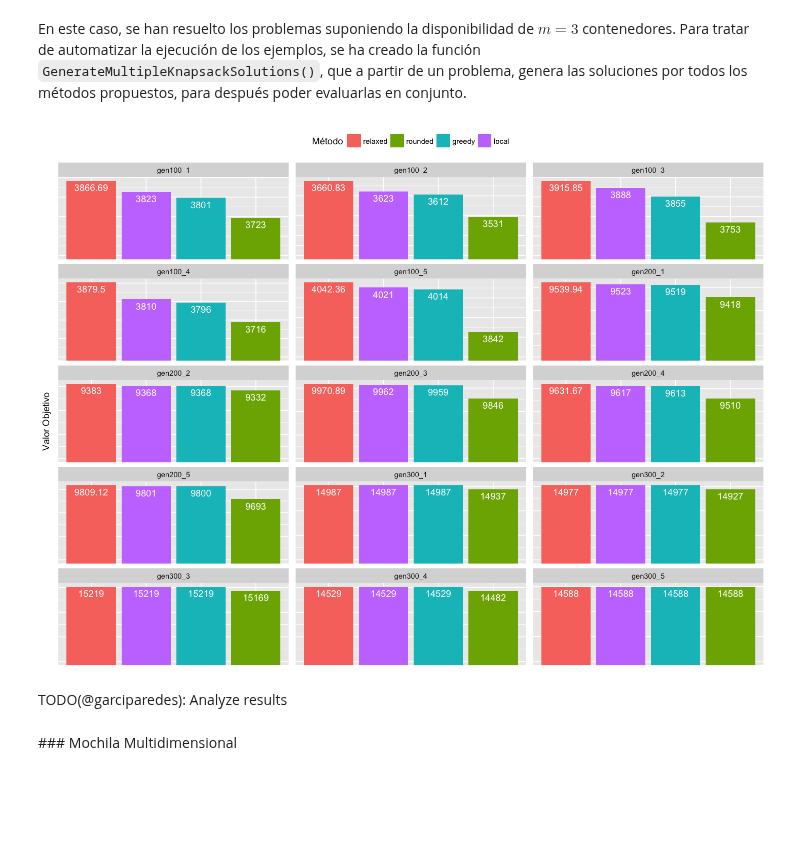
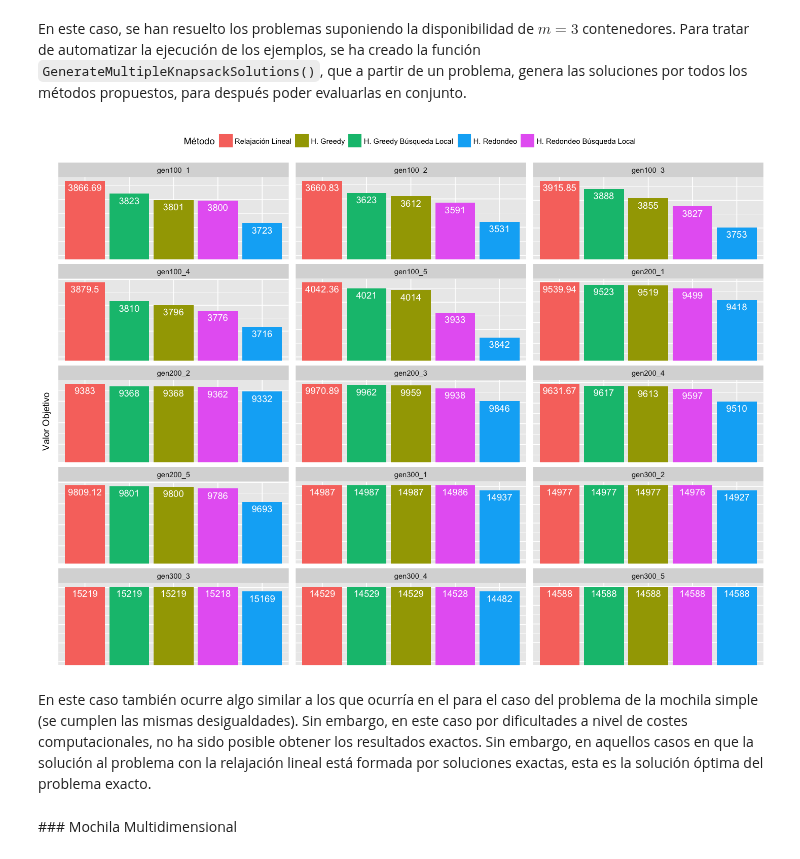
Before and after one commit to garciparedes/integer-programming-heuristics, a Jupyter notebook: integer-programming-knapsack-heuristics.ipynb, the cells around one changed output. Saved outputs shown, nothing was run; the diff lists cells and outputs as text; code cells hidden in the pictures; blank space fills up the shorter version.

```diff
--- a/integer-programming-knapsack-heuristics.ipynb
+++ b/integer-programming-knapsack-heuristics.ipynb
@@ -64,3 +64,7 @@ dataset.folder <- paste0(dataset.root, "knapsack/")
 dataset.folder.simple <- paste0(dataset.folder, "simple/")
 dataset.folder.multi  <- paste0(dataset.folder, "multidimensional/")
 dataset.folder.binpacking <- paste0(dataset.root, "binpacking/")
+# %%
+simple.file.names <- c("gen100_1.txt", "gen100_2.txt", "gen100_3.txt", "gen100_4.txt", "gen100_5.txt",
+                       "gen200_1.txt", "gen200_2.txt", "gen200_3.txt", "gen200_4.txt", "gen200_5.txt",
+                       "gen300_1.txt", "gen300_2.txt", "gen300_3.txt", "gen300_4.txt", "gen300_5.txt")
@@ -331,6 +350,11 @@ GenerateSimpleKnapsackSolutions <- function(p, ...) {
                         objval   = s$objval,
                         slack    = s$slack)
 
+    s <- KnapsackSimpleLocalSearch(p, initial.solution = sol$rounded, ...)
+    sol$local.rounded <- list(solution = matrix(s$solution, ncol = p$n, byrow = TRUE),
+                        objval   = s$objval,
+                        slack    = s$slack)
+
     s <- KnapsackSimpleGreedy(p, ...)
     sol$greedy <- list(solution = matrix(s$solution, ncol = p$n, byrow = TRUE),
                        objval   = s$objval,
@@ -536,6 +565,11 @@ GenerateMultipleKnapsackSolutions <- function(p, m, ...) {
                         objval   = s.rounded$objval,
                         slack    = matrix(s.rounded$slack, ncol = m, byrow = TRUE))
 
+    s.rounded.local <- KnapsackMultipleLocalSearch(p, m, initial.solution = s.rounded, ...)
+    sol$local.rounded <- list(solution = s.rounded.local$solution, ncol = p$n,
+                              objval   = s.rounded.local$objval,
+                              slack    = matrix(s.rounded.local$slack, ncol = m, byrow = TRUE))
+
     s.greedy <- KnapsackMultipleGreedy(p, m, ...)
     sol$greedy <- list(solution = s.greedy$solution,
                        objval   = s.greedy$objval,
@@ -549,48 +583,51 @@ GenerateMultipleKnapsackSolutions <- function(p, m, ...) {
     return(sol)
 }
 # %%
-files <- c("gen100_1.txt", "gen100_2.txt", "gen100_3.txt", "gen100_4.txt", "gen100_5.txt",
-           "gen200_1.txt", "gen200_2.txt", "gen200_3.txt", "gen200_4.txt", "gen200_5.txt",
-           "gen300_1.txt", "gen300_2.txt", "gen300_3.txt", "gen300_4.txt", "gen300_5.txt")
-
 options(repr.plot.height = 9, repr.plot.width = 12)
-lapply(files, function(name) {
+lapply(simple.file.names, function(name) {
     ReadSimpleKnapsack(paste0(dataset.folder.simple, name)) %>%
     GenerateMultipleKnapsackSolutions(m) %>%
     lapply(function(s) {
         s$objval
     }) %>%
     as.data.frame() %>%
     stack()
 }) %>%
-set_names(files) %>%
+set_names(simple.file.names) %>%
 map_df(I, .id = "problem") %>%
-mutate(problem = gsub("\\.\\w+$","", problem)) %>%
+mutate(problem = gsub("\\.\\w+$","", problem),
+      ind      = factor(x      = ind,
+                        levels = names(tags.plt),
+                        labels = tags.plt)) %>%
 group_by(problem) %>%
 mutate(values = round(values, digits = 2),
        values.rel = values/sum(values)) %>%
 ungroup() %>%
-ggplot(aes(x = reorder(ind, -values), y = values.rel, fill = ind, label = values)) +
+ggplot(aes(x     = reorder(ind, -values),
+           y     = values.rel,
+           fill  = ind,
+           label = values)) +
     geom_col() +
     facet_wrap(~problem, ncol = 3, scales="free_y") +
     ylab("Valor Objetivo") +
     xlab("Método") +
-    scale_y_continuous(limits=c(0.235, NA),oob = rescale_none) +
+    scale_y_continuous(limits = c(0.19, NA),
+                       oob    = rescale_none) +
     theme(plot.title       = element_text(hjust = 0.5),
           legend.position  = "top",
           axis.title.x     = element_blank(),
           axis.text.x      = element_blank(),
           axis.ticks.x     = element_blank(),
           axis.text.y      = element_blank(),
           axis.ticks.y     = element_blank()
          ) +
     guides(fill = guide_legend(title="Método")) +
     geom_text(position = position_dodge(width = 0.9),
               vjust = 1.5, color = "white")
 # %% [output]
-[figure, old version]
+[figure, new version]
-# %% [markdown]
-TODO(@garciparedes): Analyze results
+# %% [markdown]
+En este caso también ocurre algo similar a los que ocurría en el para el caso del problema de la mochila simple (se cumplen las mismas desigualdades). Sin embargo, en este caso por dificultades a nivel de costes computacionales, no ha sido posible obtener los resultados exactos. Sin embargo, en aquellos casos en que la solución al problema con la relajación lineal está formada por soluciones exactas, esta es la solución óptima del problema exacto.
 # %% [markdown]
 ### Mochila Multidimensional
 # %% [markdown]
```
Also changed, not shown: parts of 33 cells of this notebook.
